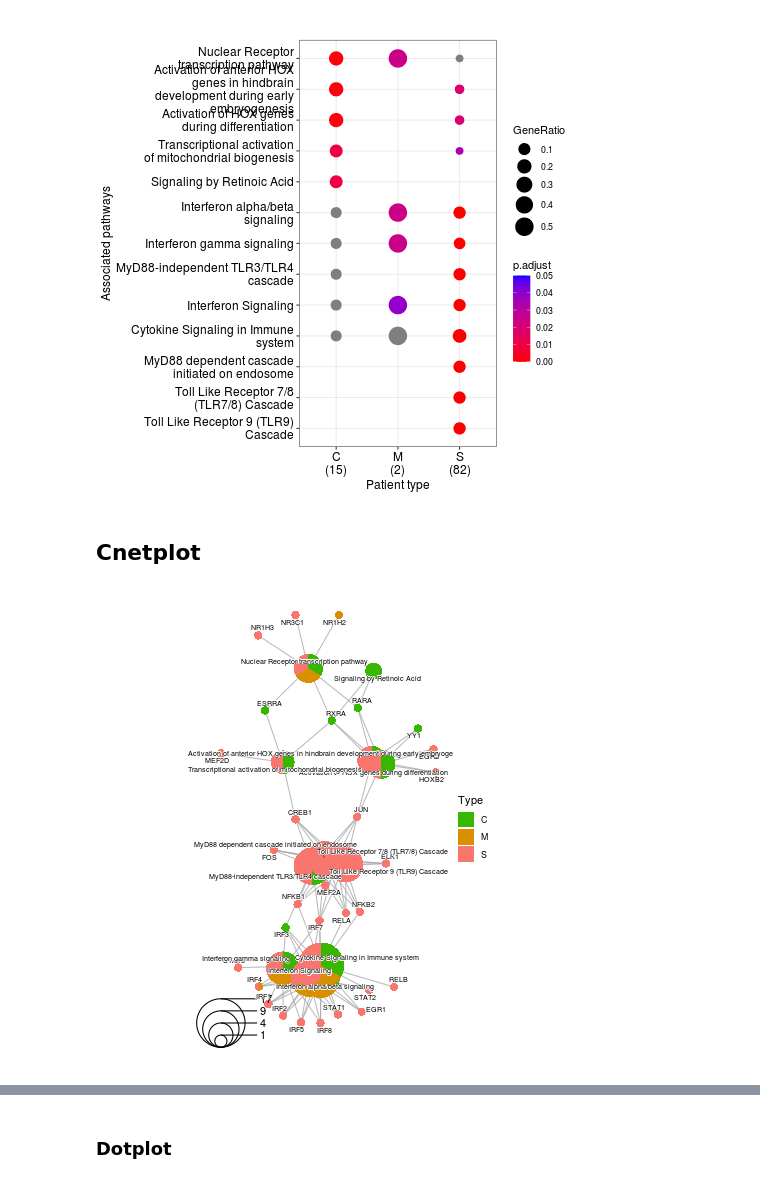
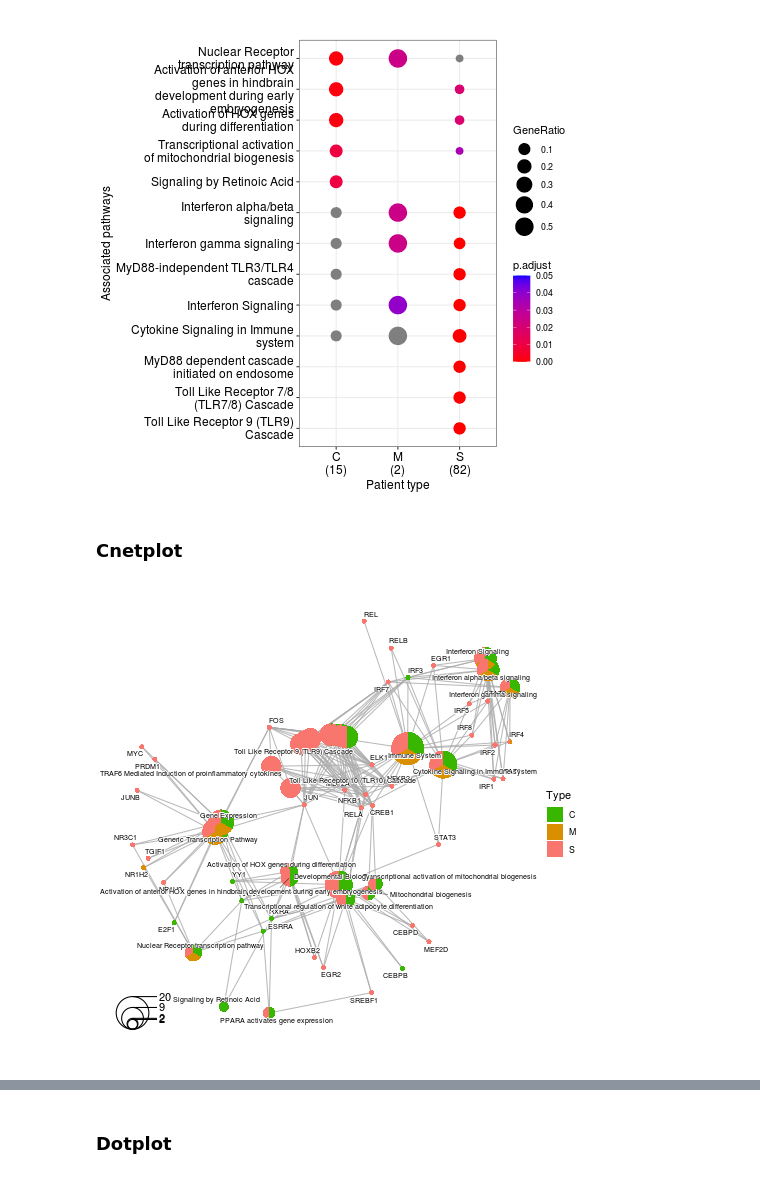
Before and after one commit to masyahook/scGRN, a Jupyter notebook: notebooks/GRNBoost2_Enrichment_analysis.ipynb, the cells around one changed output, grey strips where cells are left out. Drawn from its saved outputs; the diff is of its cells as text; code cells hidden in the pictures.

```diff
--- a/notebooks/GRNBoost2_Enrichment_analysis.ipynb
+++ b/notebooks/GRNBoost2_Enrichment_analysis.ipynb
@@ -180,7 +180,7 @@ python run_enrichr.py -i /gpfs/projects/bsc08/shared_projects/scGRN_analysis/Dat
 # %%
 cell_type = 'T_cells'
 types = ['C', 'M', 'S']
-db = 'Reactome'
+db = 'Reactome_2016'
 is_positive_markers = True  # True if extract only positive markers
 
 tf_markers_df = pd.read_csv(os.path.join(
@@ -200,7 +200,7 @@ genes = tf_markers_df[['cluster', 'gene']].groupby('cluster').agg(lambda x: list
 
 enrichr_res = pd.read_csv(os.path.join(
     _DATA_HOME, 'cell_types', cell_type, 'data', 'Seurat',
-    'regulon', f'enrichr_tf_markers_df_{cell_type}.tsv'
+    'regulon', f'enrichr_{db}_tf_markers_df_{cell_type}.tsv'
 ), sep='\t')
 
 print('The TF markers based on differential analysis of VIPER scores:')
@@ -335,7 +335,7 @@ python run_enrichr.py -i /gpfs/projects/bsc08/shared_projects/scGRN_analysis/Dat
 # %%
 cell_type = 'Macrophage'
 types = ['C', 'M', 'S']
-db = 'Reactome'
+db = 'Reactome_2016'
 is_positive_markers = True  # True if extract only positive markers
 
 tf_markers_df = pd.read_csv(os.path.join(
@@ -355,7 +355,7 @@ genes = tf_markers_df[['cluster', 'gene']].groupby('cluster').agg(lambda x: list
 
 enrichr_res = pd.read_csv(os.path.join(
     _DATA_HOME, 'cell_types', cell_type, 'data', 'Seurat',
-    'regulon', f'enrichr_tf_markers_df_{cell_type}.tsv'
+    'regulon', f'enrichr_{db}_tf_markers_df_{cell_type}.tsv'
 ), sep='\t')
 
 print('The TF markers based on differential analysis of VIPER scores:')
@@ -466,14 +466,14 @@ which will replace the existing scale.
 [figure]
 [figure]
 # %% [markdown]
-## Cnetplot
+### Cnetplot
 # %%
 %%R
-p <- cnetplot(ck, cex_category=1) +
+p <- cnetplot(ck, cex_category=1, 10) +
     scale_fill_manual(values=c(colors$green, colors$yellow, colors$red)) +
     guides(fill=guide_legend(title="Type"))
 p <- remove_legend_title(p)
 # ggsave(p, filename=sprintf('%s/cnetplot_enrichr_tf_markers_%s.pdf', fig_home, cell_type))
 p
 # %% [output]
-[figure, old version]
+[figure, new version]
```
Also changed, not shown: parts of 129 cells of this notebook, 5 other files.
